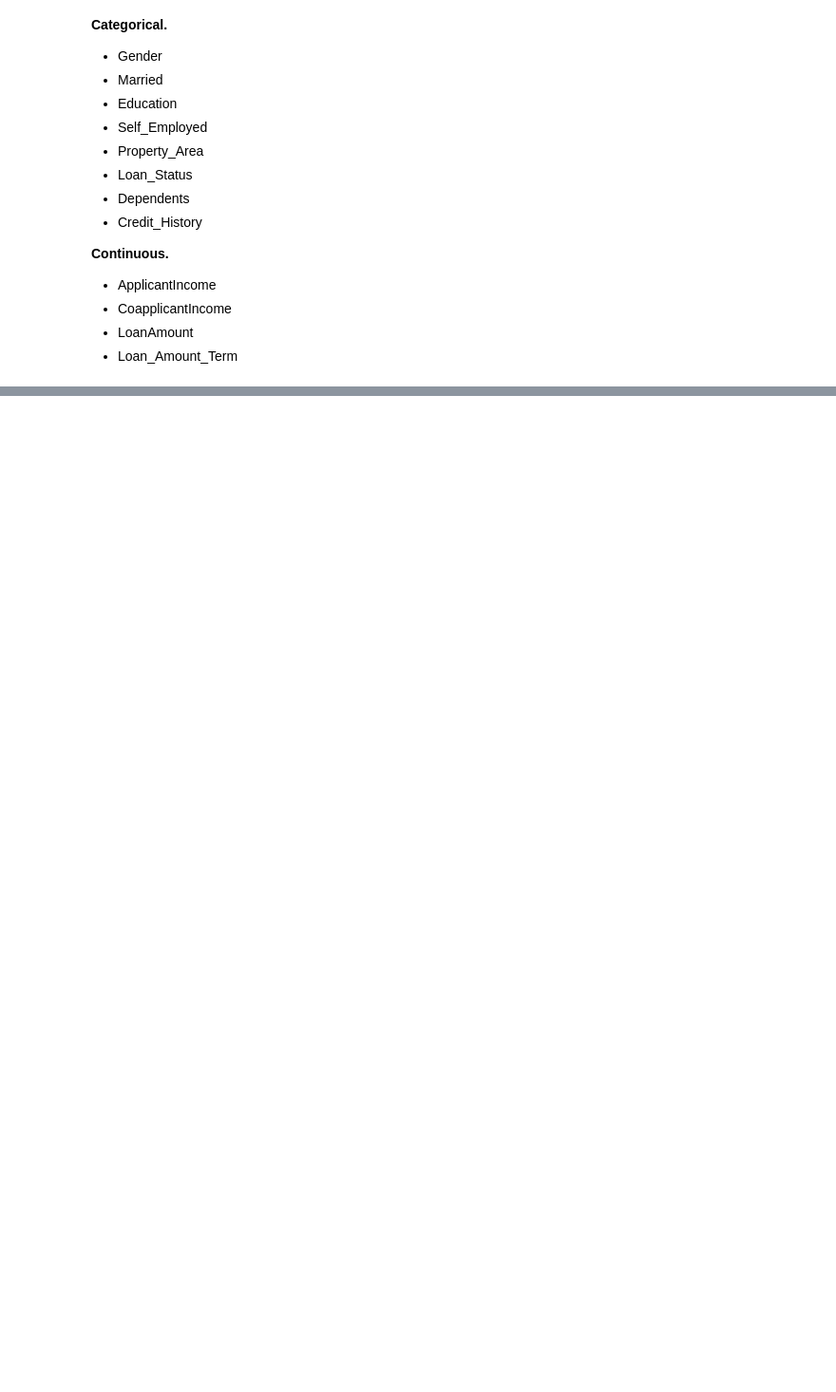
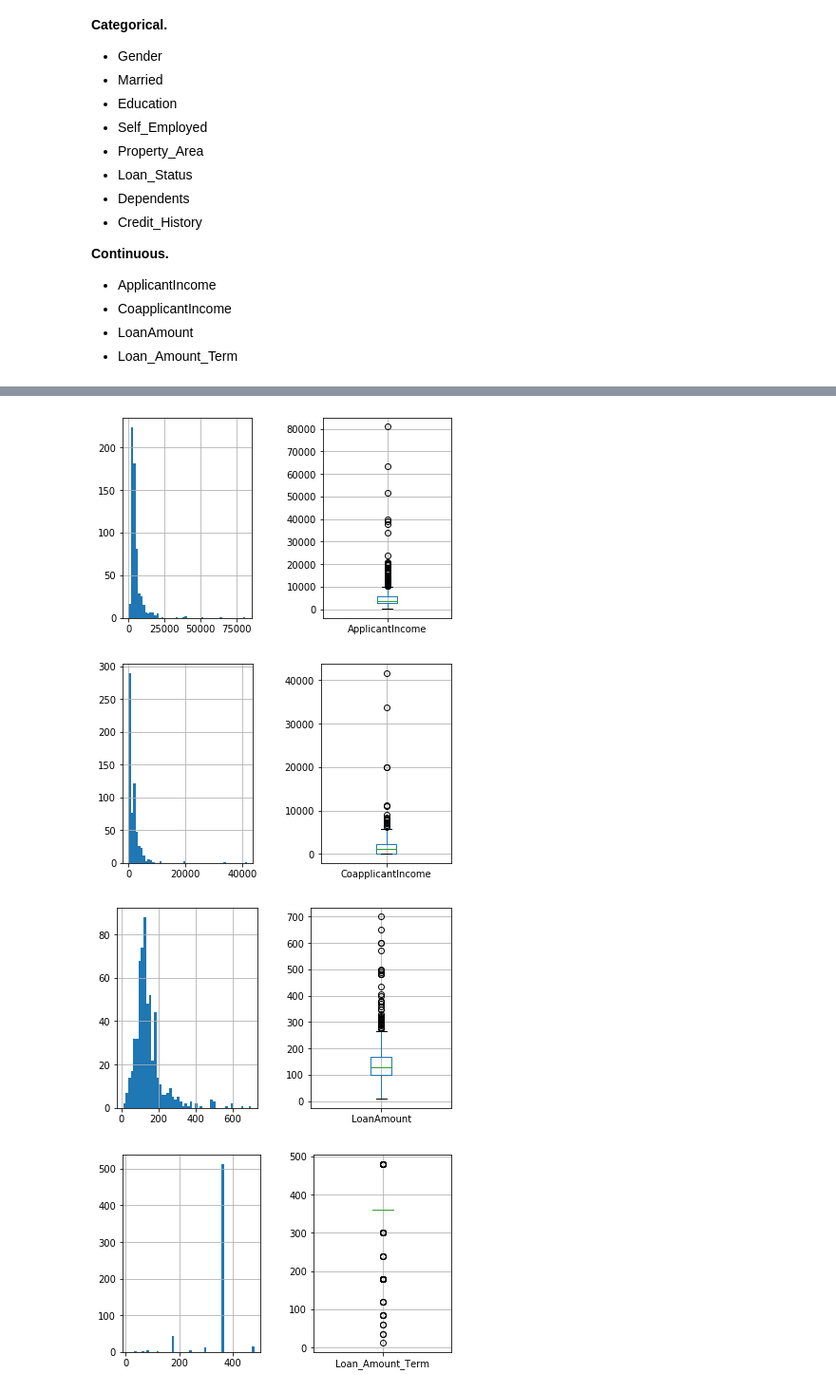
Before and after one commit to ibacaraujo/learning-path-data-scientist, a Jupyter notebook: loan_prediction.ipynb, the cells around one changed output, grey strips where cells are left out. Shown: that part at 95% size. Cells and saved outputs as stored; diff of their text form; code cells hidden in the pictures; blank space fills up the shorter version.

```diff
--- a/loan_prediction.ipynb
+++ b/loan_prediction.ipynb
@@ -120,0 +124,4 @@ Index(['Loan_ID', 'Gender', 'Married', 'Dependents', 'Education',
+# %%
+continuous_variables = ['ApplicantIncome', 'CoapplicantIncome', 'LoanAmount', 'Loan_Amount_Term']
+categorical_variables = ['Gender', 'Married', 'Education', 'Self_Employed', 'Property_Area', 'Loan_Status',
+                         'Dependents', 'Credit_History']
@@ -120,0 +142,13 @@ Index(['Loan_ID', 'Gender', 'Married', 'Dependents', 'Education',
+# %%
+for continuous in continuous_variables:
+    plt.subplot(1, 2, 1);
+    train[continuous].hist(bins=50);
+    plt.subplot(1, 2, 2);
+    train.boxplot(column=[continuous]);
+    plt.tight_layout(pad=3.0)
+    plt.show()
+# %% [output]
+[figure, added]
+[figure, added]
+[figure, added]
+[figure, added]
```
Also changed, not shown: parts of 8 cells of this notebook.
